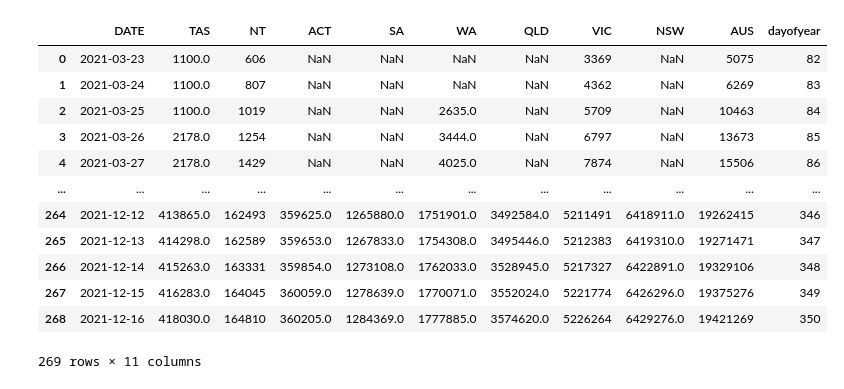
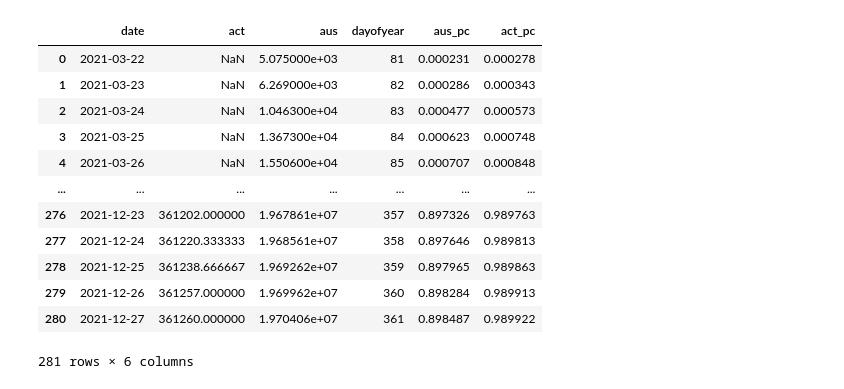
Before and after one commit to MarkusMannheim/vax-stats, a Jupyter notebook: data/data.ipynb, the cells around one changed output. Drawn from its saved outputs; the diff is of its cells as text; code cells hidden in the pictures.

```diff
--- a/data/data.ipynb
+++ b/data/data.ipynb
@@ -1,22 +1,36 @@
 # %%
 import pandas as pd, numpy as np, seaborn as sns, matplotlib.pyplot as plt, matplotlib.dates as mdates, matplotlib.ticker as ticker, statsmodels.formula.api as smf
-sns.set(style="whitegrid", font_scale=1.25)
+sns.set(style="darkgrid", font_scale=1.5)
 
-data = pd.read_csv("vax.csv", parse_dates=["DATE"])
-data["dayofyear"] = data["DATE"].dt.dayofyear
+data = pd.read_csv("vaxUpdate.csv", parse_dates=["date"])
+data["date"] = data["date"] - pd.Timedelta(days=1)
+data["dayofyear"] = data["date"].dt.dayofyear
+
+data.at[277, "act"] = (data.at[279, "act"] - data.at[276, "act"]) / 3 + data.at[276, "act"]
+data.at[277, "aus"] = (data.at[279, "aus"] - data.at[276, "aus"]) / 3 + data.at[276, "aus"]
+data.at[278, "act"] = (data.at[279, "act"] - data.at[276, "act"]) / 3 * 2 + data.at[276, "act"]
+data.at[278, "aus"] = (data.at[279, "aus"] - data.at[276, "aus"]) / 3 * 2 + data.at[276, "aus"]
+
+data["aus_pc"] = data.aus / (25739256 - 325331 - 326764 - 1520922 - 1635966)
+data["act_pc"] = data.act / (432266 - 5593 - 5571 - 27121 - 29043)
+
+for i in data.index:
+    if data.at[i, "date"] < pd.Timestamp("2021-07-28"):
+        data.at[i, "act_pc"] = data.at[i, "aus_pc"] * 1.2
+
 data
 # %% [output]
-|  | DATE | TAS | NT | ACT | SA | WA | QLD | VIC | NSW | AUS | dayofyear |
-| 0 | 2021-03-23 | 1100.0 | 606 | NaN | NaN | NaN | NaN | 3369 | NaN | 5075 | 82 |
-| 1 | 2021-03-24 | 1100.0 | 807 | NaN | NaN | NaN | NaN | 4362 | NaN | 6269 | 83 |
-| 2 | 2021-03-25 | 1100.0 | 1019 | NaN | NaN | 2635.0 | NaN | 5709 | NaN | 10463 | 84 |
-| 3 | 2021-03-26 | 2178.0 | 1254 | NaN | NaN | 3444.0 | NaN | 6797 | NaN | 13673 | 85 |
-| 4 | 2021-03-27 | 2178.0 | 1429 | NaN | NaN | 4025.0 | NaN | 7874 | NaN | 15506 | 86 |
-| ... | ... | ... | ... | ... | ... | ... | ... | ... | ... | ... | ... |
-| 264 | 2021-12-12 | 413865.0 | 162493 | 359625.0 | 1265880.0 | 1751901.0 | 3492584.0 | 5211491 | 6418911.0 | 19262415 | 346 |
-| 265 | 2021-12-13 | 414298.0 | 162589 | 359653.0 | 1267833.0 | 1754308.0 | 3495446.0 | 5212383 | 6419310.0 | 19271471 | 347 |
-| 266 | 2021-12-14 | 415263.0 | 163331 | 359854.0 | 1273108.0 | 1762033.0 | 3528945.0 | 5217327 | 6422891.0 | 19329106 | 348 |
-| 267 | 2021-12-15 | 416283.0 | 164045 | 360059.0 | 1278639.0 | 1770071.0 | 3552024.0 | 5221774 | 6426296.0 | 19375276 | 349 |
-| 268 | 2021-12-16 | 418030.0 | 164810 | 360205.0 | 1284369.0 | 1777885.0 | 3574620.0 | 5226264 | 6429276.0 | 19421269 | 350 |
+|  | date | act | aus | dayofyear | aus_pc | act_pc |
+| 0 | 2021-03-22 | NaN | 5.075000e+03 | 81 | 0.000231 | 0.000278 |
+| 1 | 2021-03-23 | NaN | 6.269000e+03 | 82 | 0.000286 | 0.000343 |
+| 2 | 2021-03-24 | NaN | 1.046300e+04 | 83 | 0.000477 | 0.000573 |
+| 3 | 2021-03-25 | NaN | 1.367300e+04 | 84 | 0.000623 | 0.000748 |
+| 4 | 2021-03-26 | NaN | 1.550600e+04 | 85 | 0.000707 | 0.000848 |
+| ... | ... | ... | ... | ... | ... | ... |
+| 276 | 2021-12-23 | 361202.000000 | 1.967861e+07 | 357 | 0.897326 | 0.989763 |
+| 277 | 2021-12-24 | 361220.333333 | 1.968561e+07 | 358 | 0.897646 | 0.989813 |
+| 278 | 2021-12-25 | 361238.666667 | 1.969262e+07 | 359 | 0.897965 | 0.989863 |
+| 279 | 2021-12-26 | 361257.000000 | 1.969962e+07 | 360 | 0.898284 | 0.989913 |
+| 280 | 2021-12-27 | 361260.000000 | 1.970406e+07 | 361 | 0.898487 | 0.989922 |
-269 rows × 11 columns
+281 rows × 6 columns
 # %%
```
Also changed, not shown: parts of 1 cell of this notebook, 5 other files.
